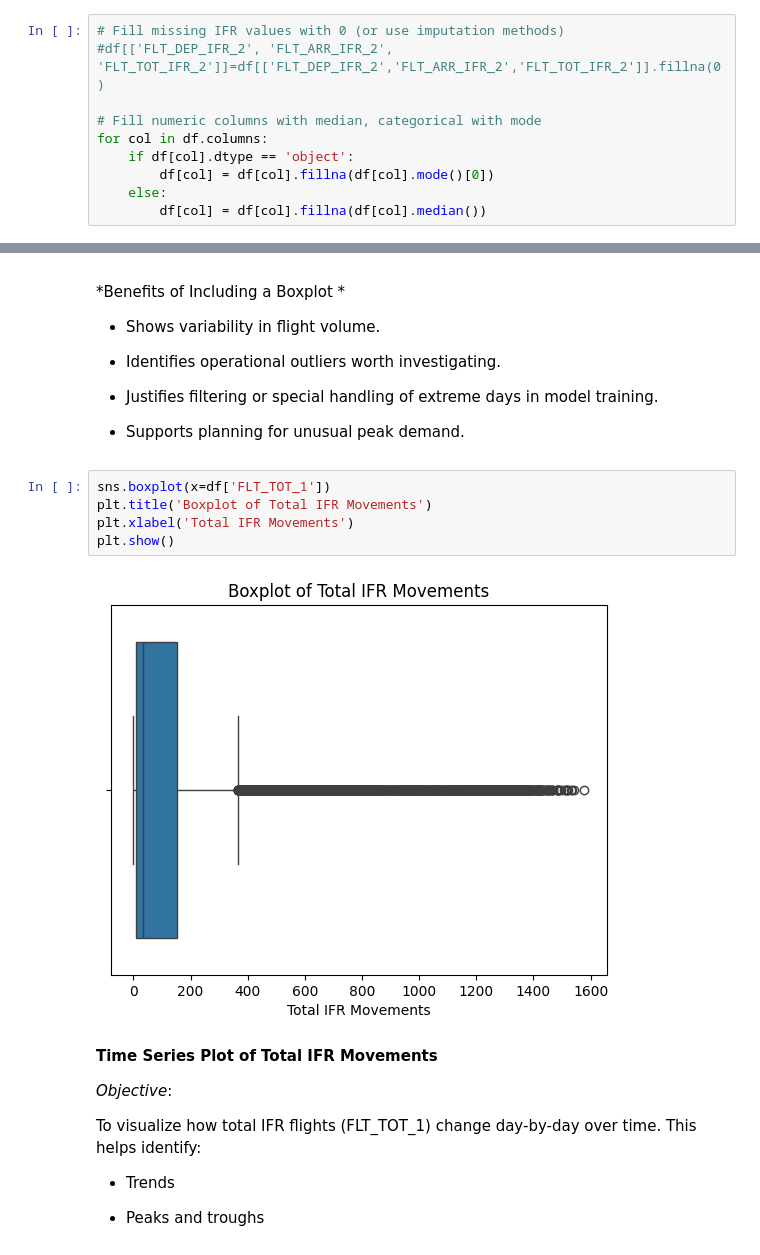
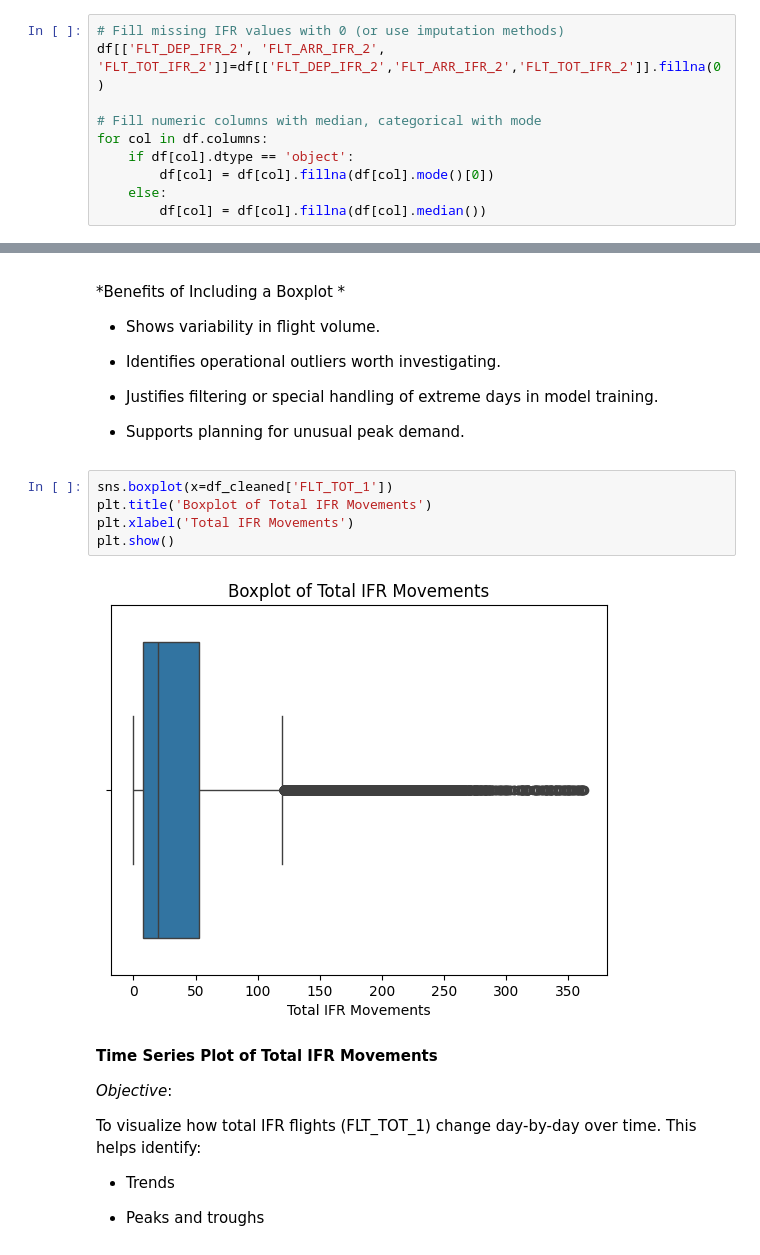
Before and after one commit to ROSEVARGHESE95/Airport-traffic-analysis-2025, a Jupyter notebook: AIRPORT1.ipynb, the cells around one changed output, grey strips where cells are left out. Cells and saved outputs as stored; diff of their text form.

```diff
--- a/AIRPORT1.ipynb
+++ b/AIRPORT1.ipynb
@@ -221,7 +224,7 @@ dtype: int64
 Fills missing values (numeric → median, categorical → mode)
 # %%
 # Fill missing IFR values with 0 (or use imputation methods)
-#df[['FLT_DEP_IFR_2', 'FLT_ARR_IFR_2', 'FLT_TOT_IFR_2']]=df[['FLT_DEP_IFR_2','FLT_ARR_IFR_2','FLT_TOT_IFR_2']].fillna(0)
+df[['FLT_DEP_IFR_2', 'FLT_ARR_IFR_2', 'FLT_TOT_IFR_2']]=df[['FLT_DEP_IFR_2','FLT_ARR_IFR_2','FLT_TOT_IFR_2']].fillna(0)
 
 # Fill numeric columns with median, categorical with mode
 for col in df.columns:
@@ -461,12 +484,12 @@ Outliers (unusually high or low values)
 
 * Supports planning for unusual peak demand.
 # %%
-sns.boxplot(x=df['FLT_TOT_1'])
+sns.boxplot(x=df_cleaned['FLT_TOT_1'])
 plt.title('Boxplot of Total IFR Movements')
 plt.xlabel('Total IFR Movements')
 plt.show()
 # %% [output]
-[figure, old version]
+[figure, new version]
 # %% [markdown]
 
 **Time Series Plot of Total IFR Movements**
```
Also changed, not shown: parts of 22 cells of this notebook.
